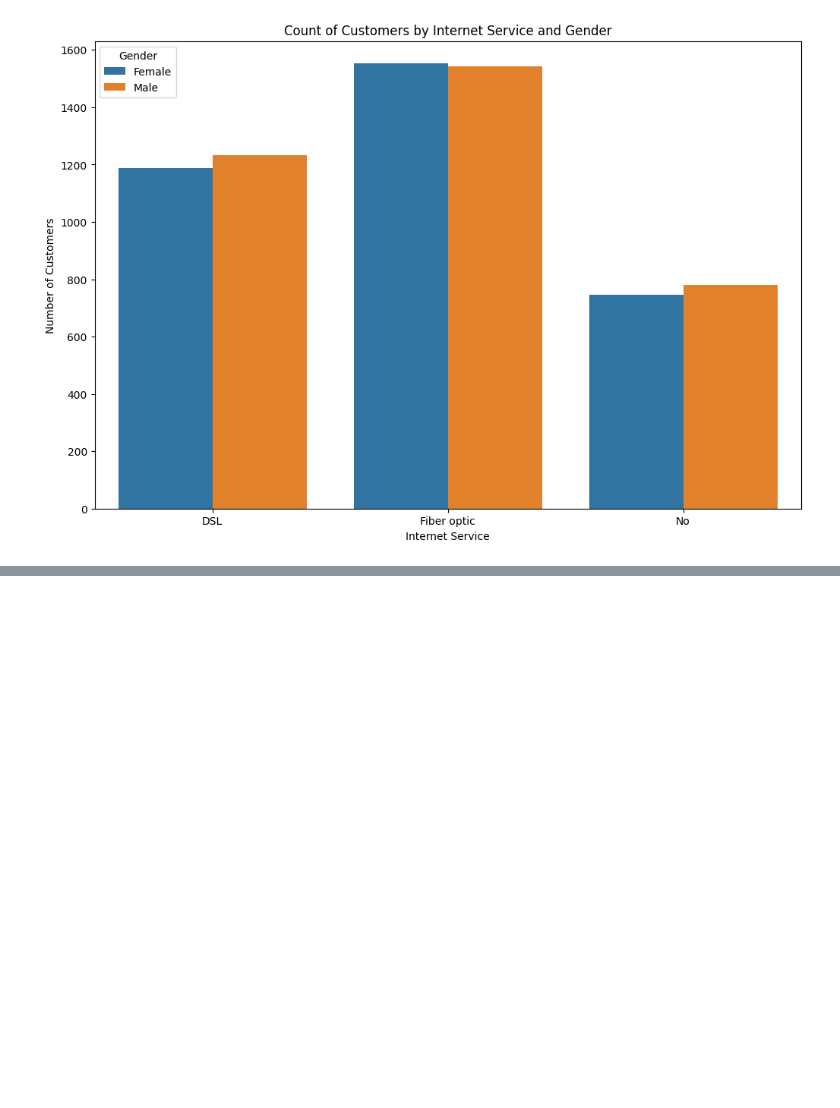
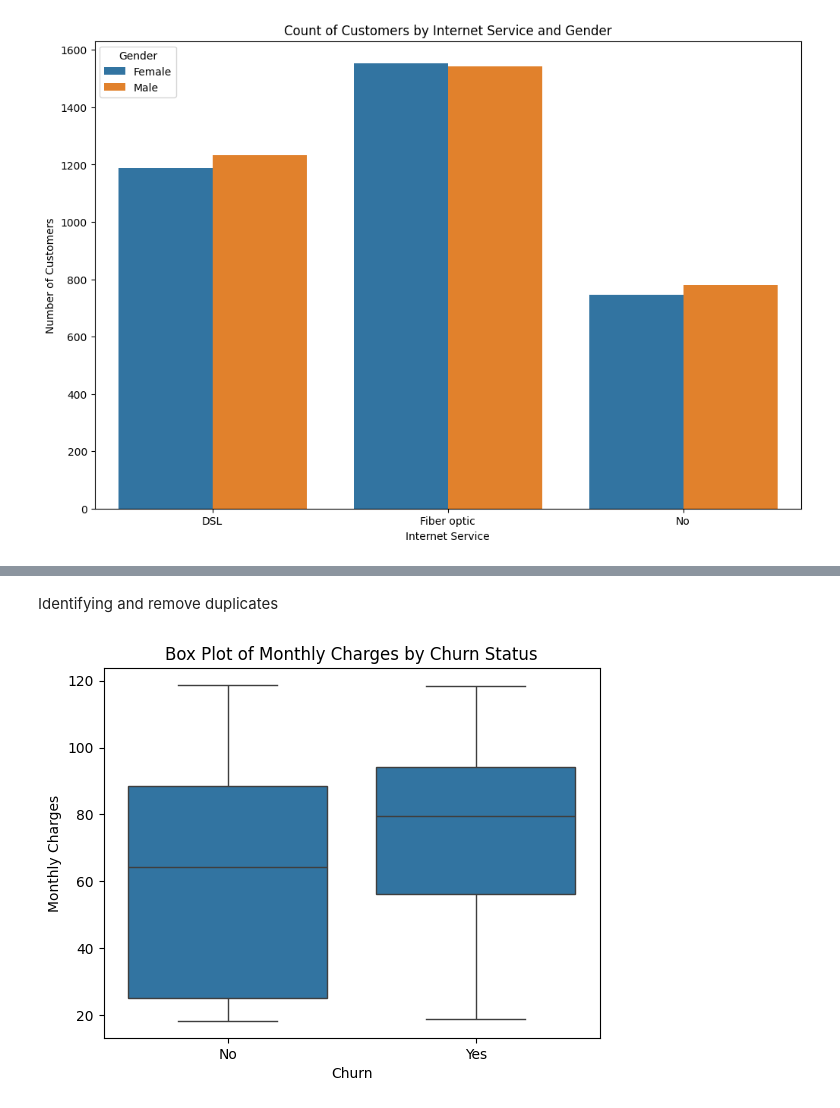
Before and after one commit to amaan-usmani/DataAnalysis_Telecom_Customer-Churn, a Jupyter notebook: project.ipynb, the cells around one changed output, grey strips where cells are left out. Saved outputs shown, nothing was run; the diff lists cells and outputs as text; code cells hidden in the pictures; blank space fills up the shorter version.

```diff
--- a/project.ipynb
+++ b/project.ipynb
@@ -588,0 +604,8 @@ plt.show()
+# %%
+telecom_df['tenure'] = pd.to_numeric(telecom_df['tenure'])
+telecom_df['MonthlyCharges'] = pd.to_numeric(telecom_df['MonthlyCharges'])
+telecom_df['TotalCharges'] = pd.to_numeric(telecom_df['TotalCharges'], errors='coerce')
+
+telecom_df['tenure'] = pd.to_numeric(telecom_df['tenure'])
+telecom_df['MonthlyCharges'] = pd.to_numeric(telecom_df['MonthlyCharges'])
+telecom_df['TotalCharges'] = pd.to_numeric(telecom_df['TotalCharges'], errors='coerce')
@@ -588,0 +655,10 @@ plt.show()
+# %% [markdown]
+Identifying and remove duplicates
+# %%
+sns.boxplot(x='Churn', y='MonthlyCharges', data=telecom_df)
+plt.xlabel('Churn')
+plt.ylabel('Monthly Charges')
+plt.title('Box Plot of Monthly Charges by Churn Status')
+plt.show()
+# %% [output]
+[figure, added]
```
Also changed, not shown: parts of 18 cells of this notebook.
